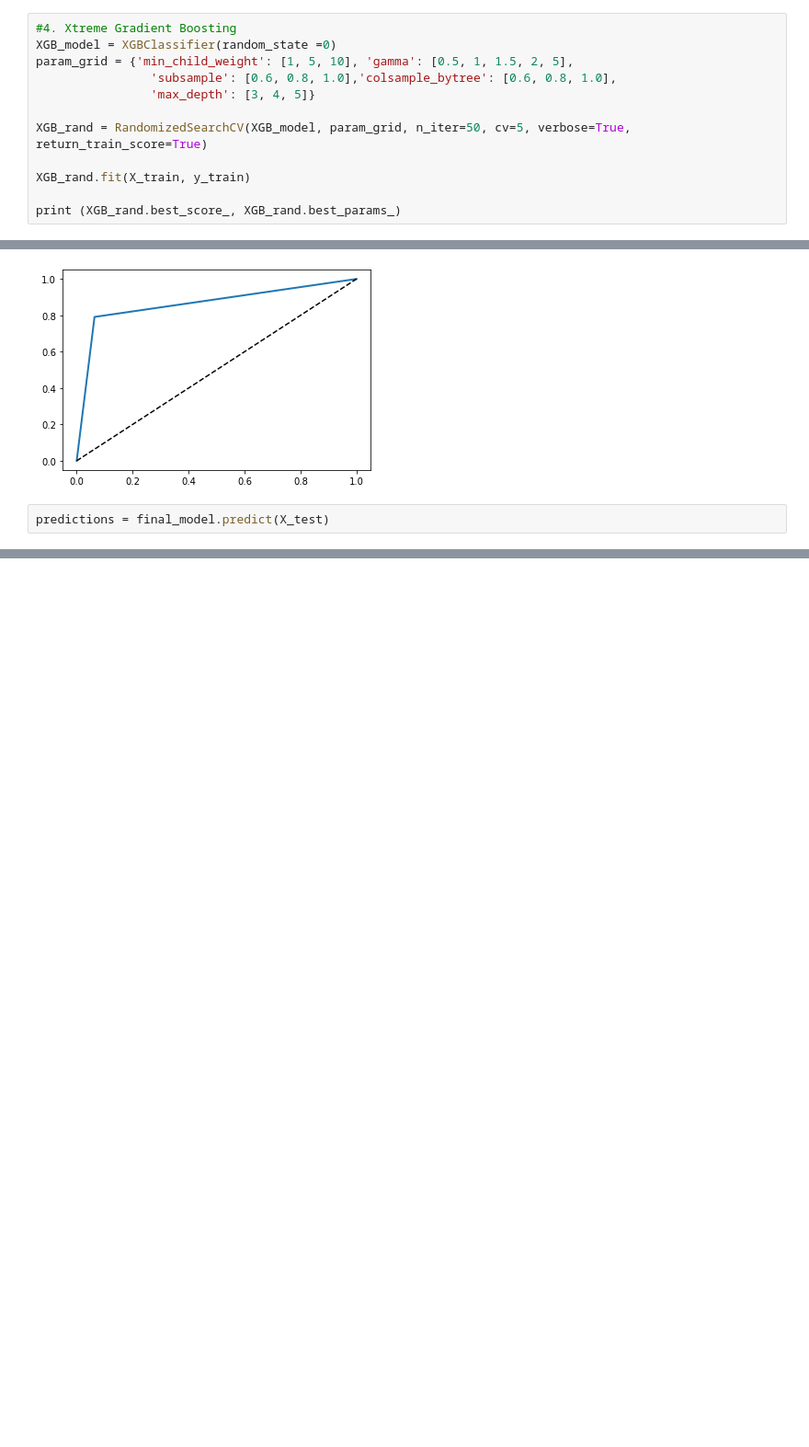
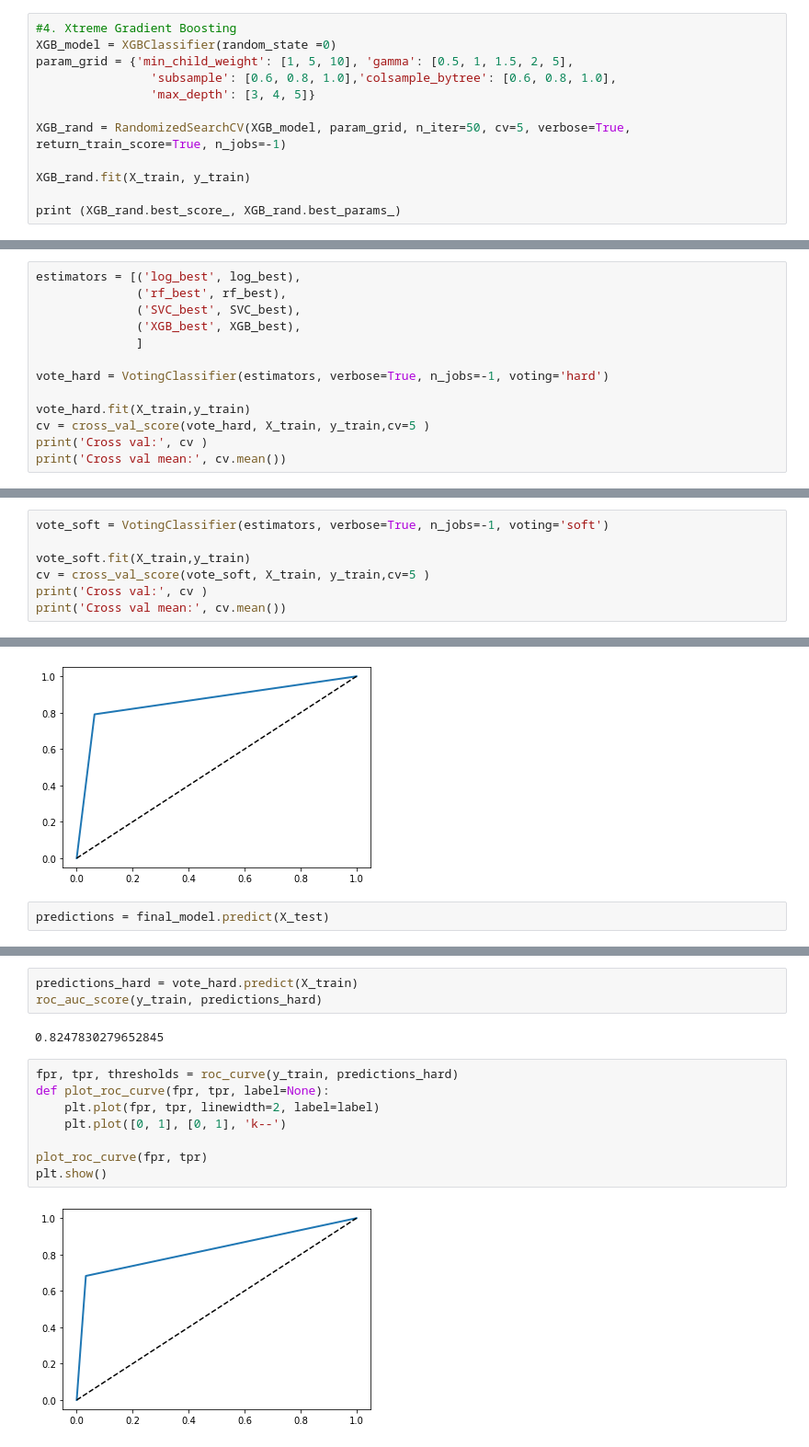
Before and after one commit to Mac1327/Binary-Classification, a Jupyter notebook: titanicML.ipynb, the cells around one changed output, grey strips where cells are left out. Shown at 92% size. Cells and saved outputs as stored; diff of their text form; blank space fills up the shorter version.

Commit message:
added voting classifer

```diff
--- a/titanicML.ipynb
+++ b/titanicML.ipynb
@@ -372,7 +375,7 @@ param_grid = {'min_child_weight': [1, 5, 10], 'gamma': [0.5, 1, 1.5, 2, 5],
                 'subsample': [0.6, 0.8, 1.0],'colsample_bytree': [0.6, 0.8, 1.0],
                 'max_depth': [3, 4, 5]}
 
-XGB_rand = RandomizedSearchCV(XGB_model, param_grid, n_iter=50, cv=5, verbose=True, return_train_score=True)
+XGB_rand = RandomizedSearchCV(XGB_model, param_grid, n_iter=50, cv=5, verbose=True, return_train_score=True, n_jobs=-1)
 
 XGB_rand.fit(X_train, y_train)
 
@@ -384,0 +411,13 @@ Fitting 5 folds for each of 50 candidates, totalling 250 fits
+# %%
+estimators = [('log_best', log_best),
+              ('rf_best', rf_best),
+              ('SVC_best', SVC_best),
+              ('XGB_best', XGB_best),
+              ]
+
+vote_hard = VotingClassifier(estimators, verbose=True, n_jobs=-1, voting='hard')
+
+vote_hard.fit(X_train,y_train)
+cv = cross_val_score(vote_hard, X_train, y_train,cv=5 )
+print('Cross val:', cv )
+print('Cross val mean:', cv.mean())
@@ -384,0 +427,7 @@ Fitting 5 folds for each of 50 candidates, totalling 250 fits
+# %%
+vote_soft = VotingClassifier(estimators, verbose=True, n_jobs=-1, voting='soft')
+
+vote_soft.fit(X_train,y_train)
+cv = cross_val_score(vote_soft, X_train, y_train,cv=5 )
+print('Cross val:', cv )
+print('Cross val mean:', cv.mean())
@@ -497,0 +556,15 @@ Your submission was successfully saved!
+# %%
+predictions_hard = vote_hard.predict(X_train)
+roc_auc_score(y_train, predictions_hard)
+# %% [output]
+0.8247830279652845
+# %%
+fpr, tpr, thresholds = roc_curve(y_train, predictions_hard)
+def plot_roc_curve(fpr, tpr, label=None):
+    plt.plot(fpr, tpr, linewidth=2, label=label)
+    plt.plot([0, 1], [0, 1], 'k--')
+
+plot_roc_curve(fpr, tpr)
+plt.show()
+# %% [output]
+[figure, added]
```
Also changed, not shown: parts of 25 cells of this notebook.
